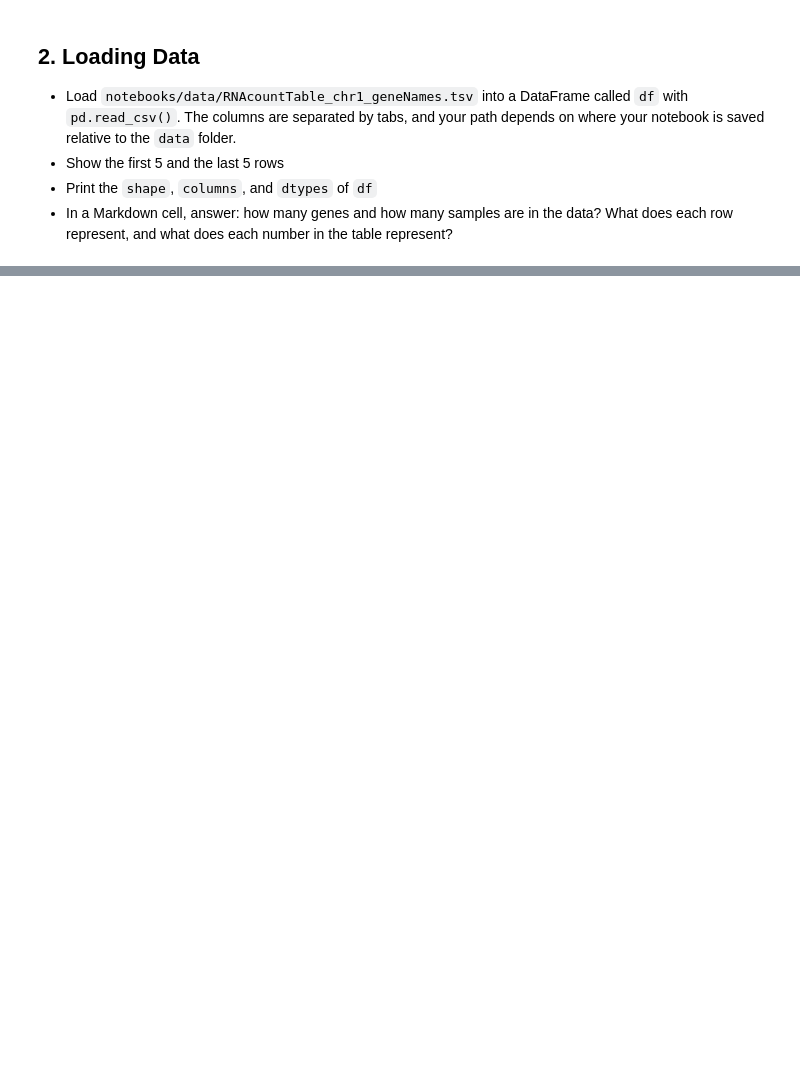
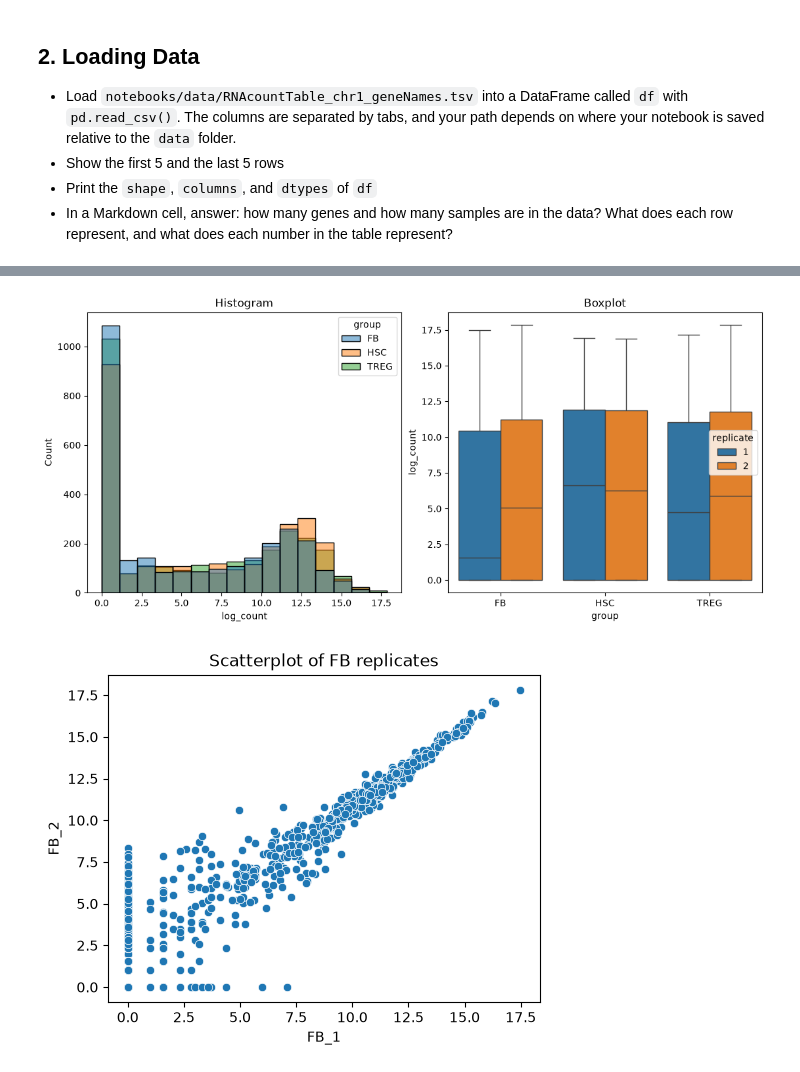
Before and after one commit to dorin-artzi/gsk-intro-scientific-python-course, a Jupyter notebook: notebooks/assignment_03.ipynb, the cells around one changed output, grey strips where cells are left out. Drawn from its saved outputs; the diff is of its cells as text; code cells hidden in the pictures; blank space fills up the shorter version.

```diff
--- a/notebooks/assignment_03.ipynb
+++ b/notebooks/assignment_03.ipynb
@@ -61,0 +105,6 @@ FileNotFoundError: [Errno 2] No such file or directory: 'notebooks/data/RNAcount
+# %%
+df = df.rename(
+    columns = {
+        'Gene': 'gene',
+})
+df.columns
@@ -61,0 +232,3 @@ FileNotFoundError: [Errno 2] No such file or directory: 'notebooks/data/RNAcount
+# %%
+df_long = df.melt(id_vars='gene', var_name='sample', value_name='count')
+df_long
@@ -61,0 +249,3 @@ FileNotFoundError: [Errno 2] No such file or directory: 'notebooks/data/RNAcount
+# %%
+df_long[['group', 'replicate']] = df_long['sample'].str.split('_', expand=True)
+df_long
@@ -61,0 +350,3 @@ FileNotFoundError: [Errno 2] No such file or directory: 'notebooks/data/RNAcount
+# %%
+df_long['log_count'] = np.log2(df_long['count'] + 1)
+df_long
@@ -61,0 +367,15 @@ FileNotFoundError: [Errno 2] No such file or directory: 'notebooks/data/RNAcount
+# %%
+fig, axes = plt.subplots(1, 2, figsize=(11, 5), layout='constrained')
+sns.histplot(data=df_long, x='log_count', hue='group', ax=axes[0])
+sns.boxplot(data=df_long, x='group', y='log_count', hue='replicate', ax=axes[1])
+axes[0].set_title('Histogram')
+axes[1].set_title('Boxplot')
+fig.savefig('histogram_and_boxplot.png')
+
+fig, ax = plt.subplots(figsize=(5, 4), layout='constrained')
+sns.scatterplot(data=df_long, x= np.log2(df['FB_1'] + 1), y=np.log2(df['FB_2'] + 1), ax=ax)
+ax.set_title('Scatterplot of FB replicates')
+fig.savefig('scatterplot.png')
+# %% [output]
+[figure, added]
+[figure, added]
```
Also changed, not shown: parts of 32 cells of this notebook, 3 other files.
